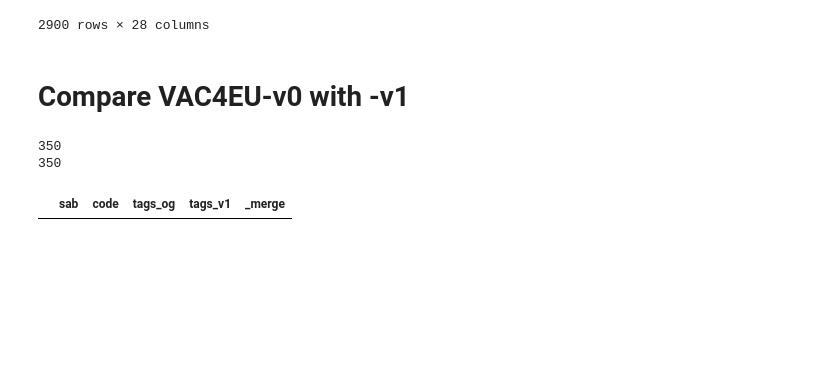
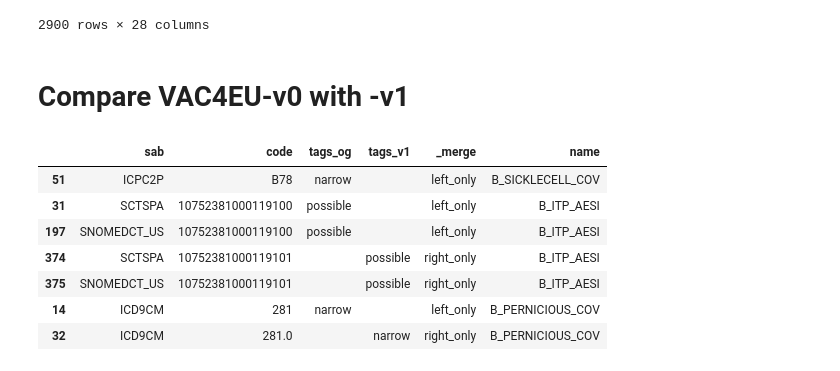
Before and after one commit to VAC4EU/Codemapper, a Jupyter notebook: AESI-import/overview.ipynb, the cells around one changed output. Cells and saved outputs as stored; diff of their text form; code cells hidden in the pictures; blank space fills up the shorter version.

```diff
--- a/AESI-import/overview.ipynb
+++ b/AESI-import/overview.ipynb
@@ -270,26 +270,50 @@ dedup
 # %% [markdown]
 # Compare VAC4EU-v0 with -v1
 # %%
-def compare(norm_dir, export_dir, foldername, name):
+def compare(og_path, v1_path, name):
     df_og = (
-        pd.read_csv(f"{norm_dir}/{name}_Coagulation deficiencies.csv")
+        pd.read_csv(og_path)
         .assign(code=lambda df: df.code.where(df.sab != "ICD10DA", df.code.str.replace(".", "", regex=False)))
         .pipe(lambda df: df[df.code != "-"])
         [["sab", "code", "tags"]]
         .drop_duplicates()
     )
     df_v1 = (
-        pd.read_csv(f"{export_dir}/{foldername} - {name}.csv").rename({"coding_system": "sab"}, axis=1)
+        pd.read_csv(v1_path)
+        .rename({"coding_system": "sab"}, axis=1)
         .assign(code=lambda df: df.code.where(df.sab != "ICD10DA", df.code.str.replace(".", "", regex=False)))
         .pipe(lambda df: df[df.code != "-"])
         [["sab", "code", "tags"]]
         .drop_duplicates()
     )
-    print(len(df_og))
-    print(len(df_v1))
-    return (pd.merge(df_og, df_v1, how="outer", on=["sab", "code"], suffixes=["_og", "_v1"], indicator=True)
-        .pipe(lambda df: df.query('_merge != "both" or tags_og != tags_v1')))
+    return (
+        pd.merge(df_og, df_v1, how="outer", on=["sab", "code"], suffixes=["_og", "_v1"], indicator=True)
+        .assign(tags_og=lambda df: df.tags_og.fillna(''))
+        .assign(tags_v1=lambda df: df.tags_v1.fillna(''))
+        .pipe(lambda df: df.query('_merge != "both" or tags_og != tags_v1'))
+        .assign(name=name)
+    )
+
+
+dir = "results/VAC4EU-v1-B_to_C_Sima"
+
+def name(filename):
+    return '_'.join(path.basename(filename).split('_')[:3])
+
+def export_filename(dir, filename):
+    return f"{dir}/export/VAC4EU-v1 - {name(filename)}.csv"
+
+pd.concat([
+    compare(filename, export_filename(dir, filename), name(filename))
+    for filename in glob(f"{dir}/norm/*.csv")
+    if path.basename(filename) != "index.csv"
+])
 # %% [output]
-350
-350
-|  | sab | code | tags_og | tags_v1 | _merge |
+|  | sab | code | tags_og | tags_v1 | _merge | name |
+| 51 | ICPC2P | B78 | narrow |  | left_only | B_SICKLECELL_COV |
+| 31 | SCTSPA | 10752381000119100 | possible |  | left_only | B_ITP_AESI |
+| 197 | SNOMEDCT_US | 10752381000119100 | possible |  | left_only | B_ITP_AESI |
+| 374 | SCTSPA | 10752381000119101 |  | possible | right_only | B_ITP_AESI |
+| 375 | SNOMEDCT_US | 10752381000119101 |  | possible | right_only | B_ITP_AESI |
+| 14 | ICD9CM | 281 | narrow |  | left_only | B_PERNICIOUS_COV |
+| 32 | ICD9CM | 281.0 |  | narrow | right_only | B_PERNICIOUS_COV |
```
Also changed, not shown: 13 other files.
